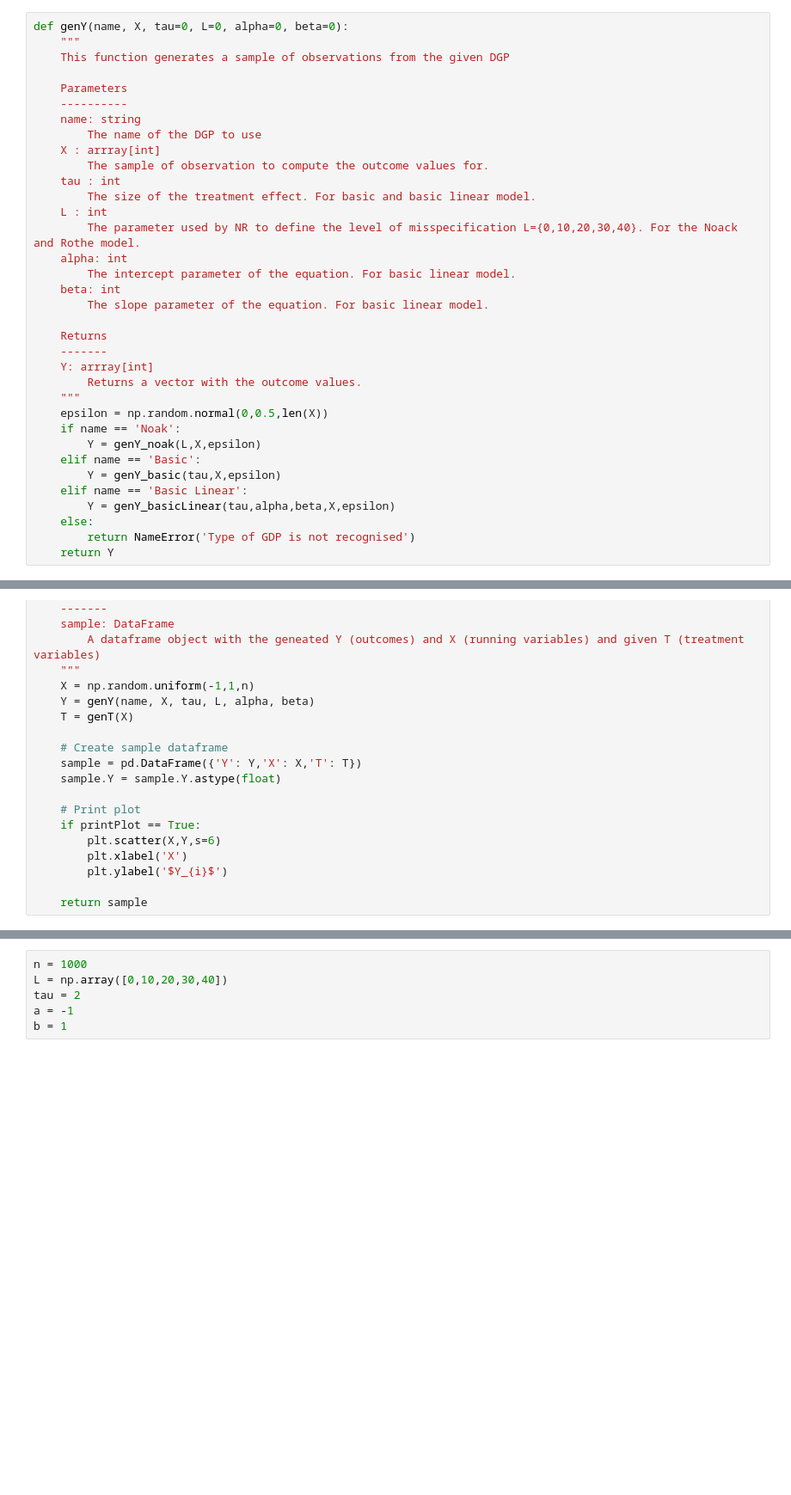
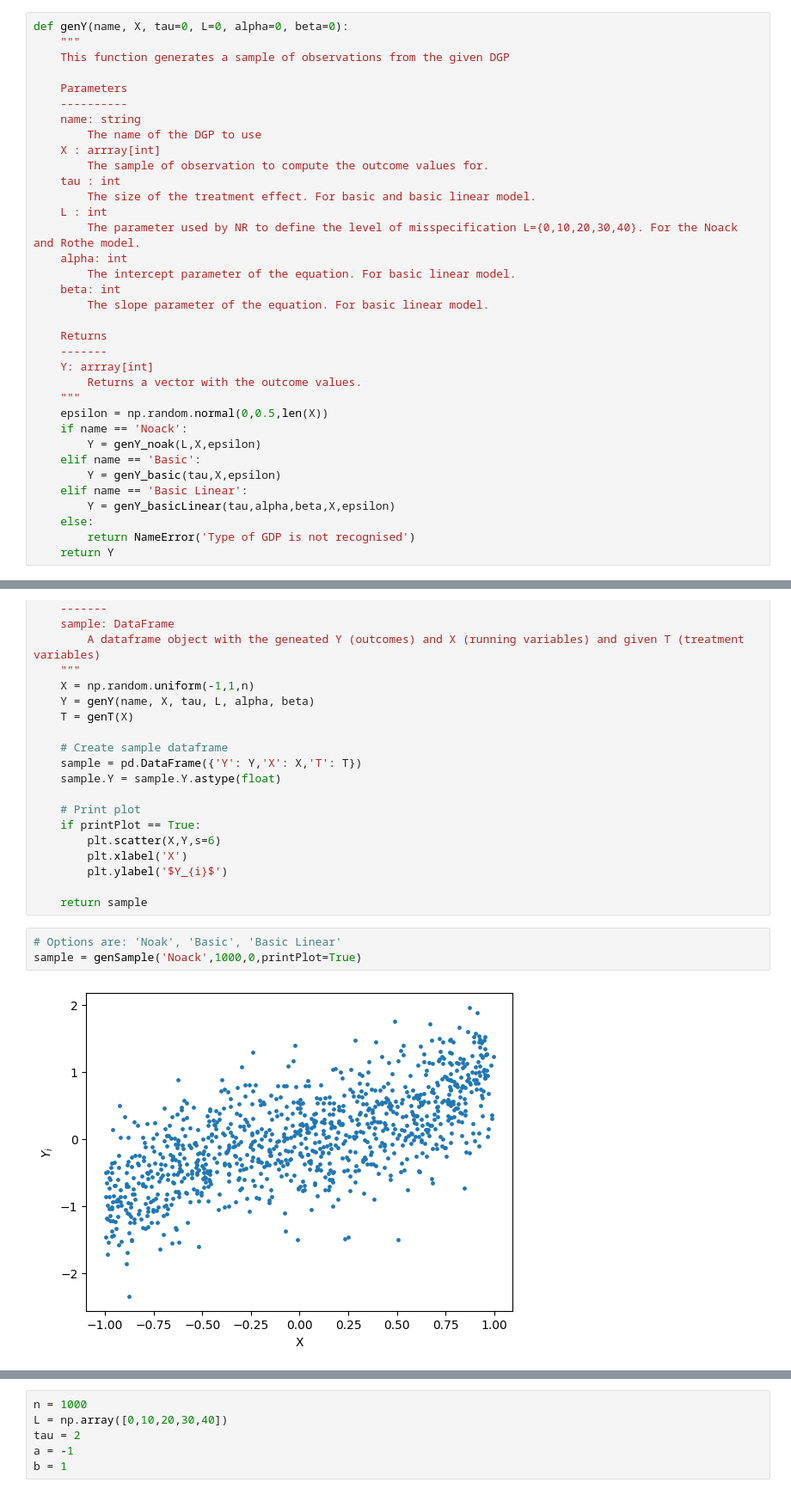
Before and after one commit to FranciscoPortilha/BSc2-Thesis---Robust-RDD, a Jupyter notebook: dev.ipynb, the cells around one changed output, grey strips where cells are left out. Shown at 86% size. Drawn from its saved outputs; the diff is of its cells as text; blank space fills up the shorter version.

```diff
--- a/dev.ipynb
+++ b/dev.ipynb
@@ -268,7 +269,7 @@ def genY(name, X, tau=0, L=0, alpha=0, beta=0):
         Returns a vector with the outcome values.
     """
     epsilon = np.random.normal(0,0.5,len(X))
-    if name == 'Noak':
+    if name == 'Noack':
         Y = genY_noak(L,X,epsilon)
     elif name == 'Basic':
         Y = genY_basic(tau,X,epsilon)
@@ -328,3 +329,8 @@ def genSample(name, n, tau=0, L=0, alpha=0, beta=0, printPlot=True):
         plt.ylabel('$Y_{i}$')
 
     return sample
+# %%
+# Options are: 'Noak', 'Basic', 'Basic Linear'
+sample = genSample('Noack',1000,0,printPlot=True)
+# %% [output]
+[figure, added]
```
Also changed, not shown: parts of 14 cells of this notebook.
